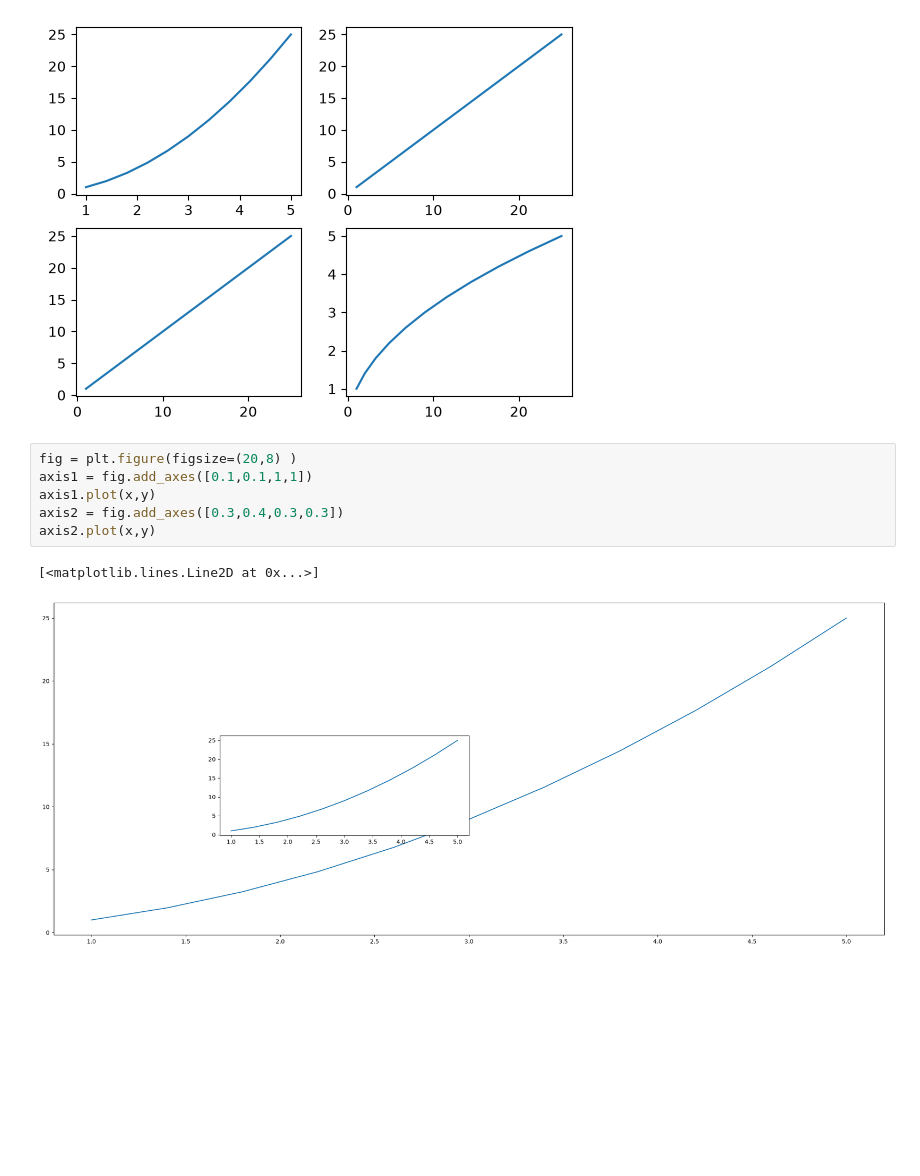
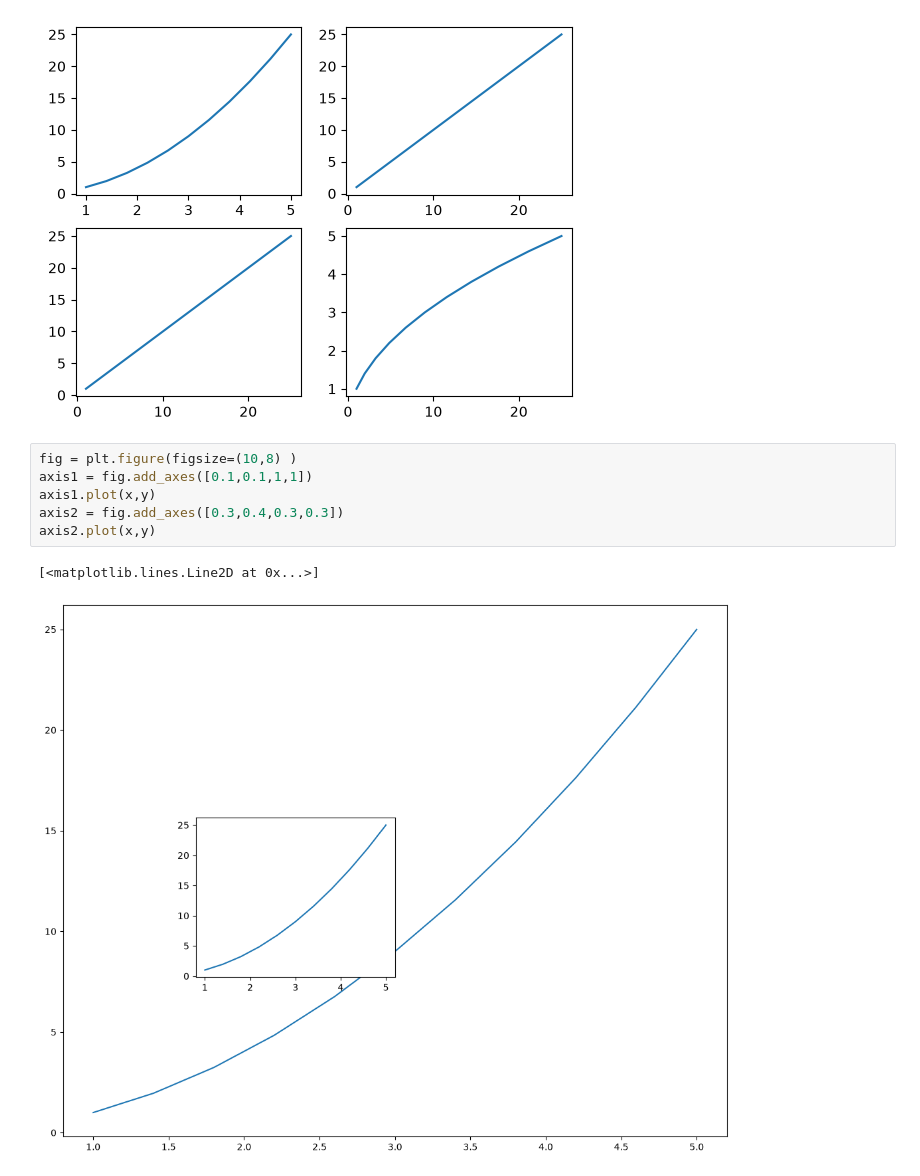
Before and after one commit to sanathecoder/PY, a Jupyter notebook: Pandas/DataVisualization.ipynb, the cells around one changed output. Cells and saved outputs as stored; diff of their text form; blank space fills up the shorter version.

```diff
--- a/Pandas/DataVisualization.ipynb
+++ b/Pandas/DataVisualization.ipynb
@@ -33,11 +33,11 @@ plt.plot(y,x)
 [<matplotlib.lines.Line2D at 0x...>]
 [figure]
 # %%
-fig = plt.figure(figsize=(20,8) )
+fig = plt.figure(figsize=(10,8) )
 axis1 = fig.add_axes([0.1,0.1,1,1])
 axis1.plot(x,y)
 axis2 = fig.add_axes([0.3,0.4,0.3,0.3])
 axis2.plot(x,y)
 # %% [output]
 [<matplotlib.lines.Line2D at 0x...>]
-[figure, old version]
+[figure, new version]
```
Also changed, not shown: parts of 3 cells of this notebook.
